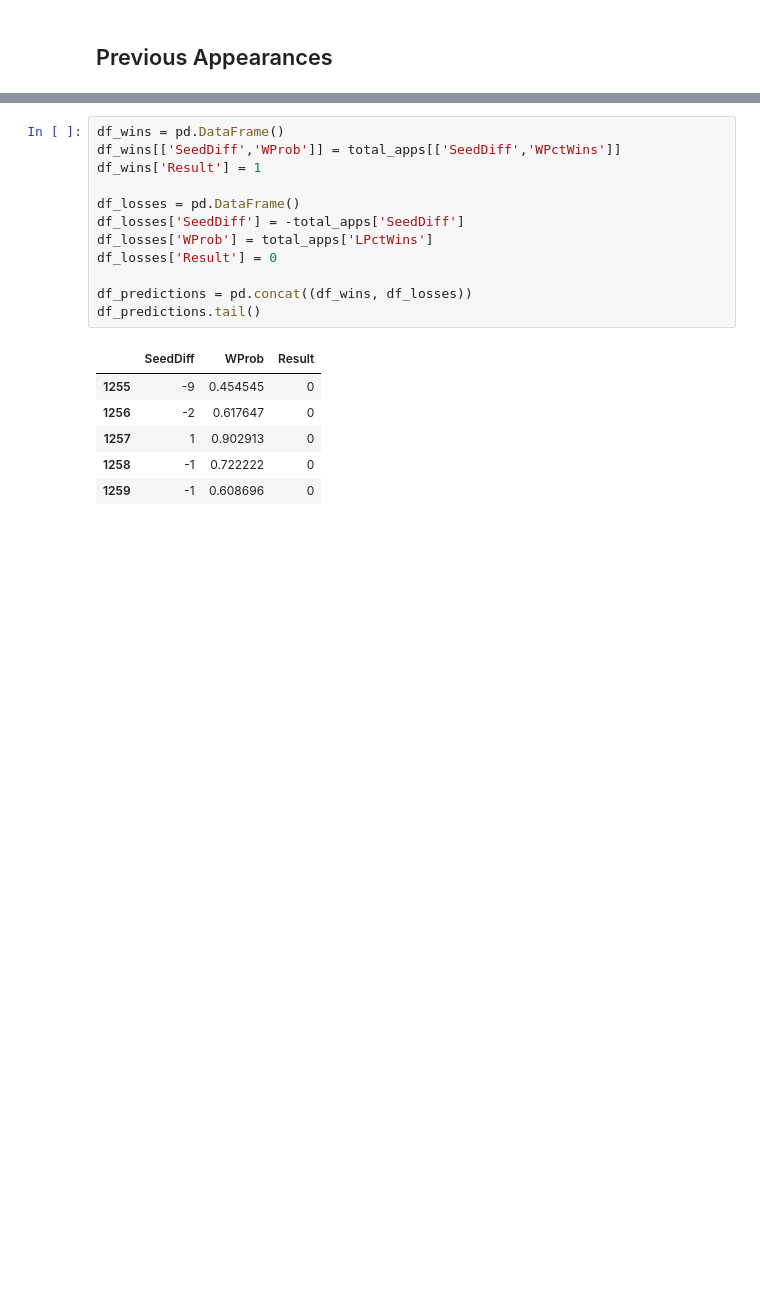
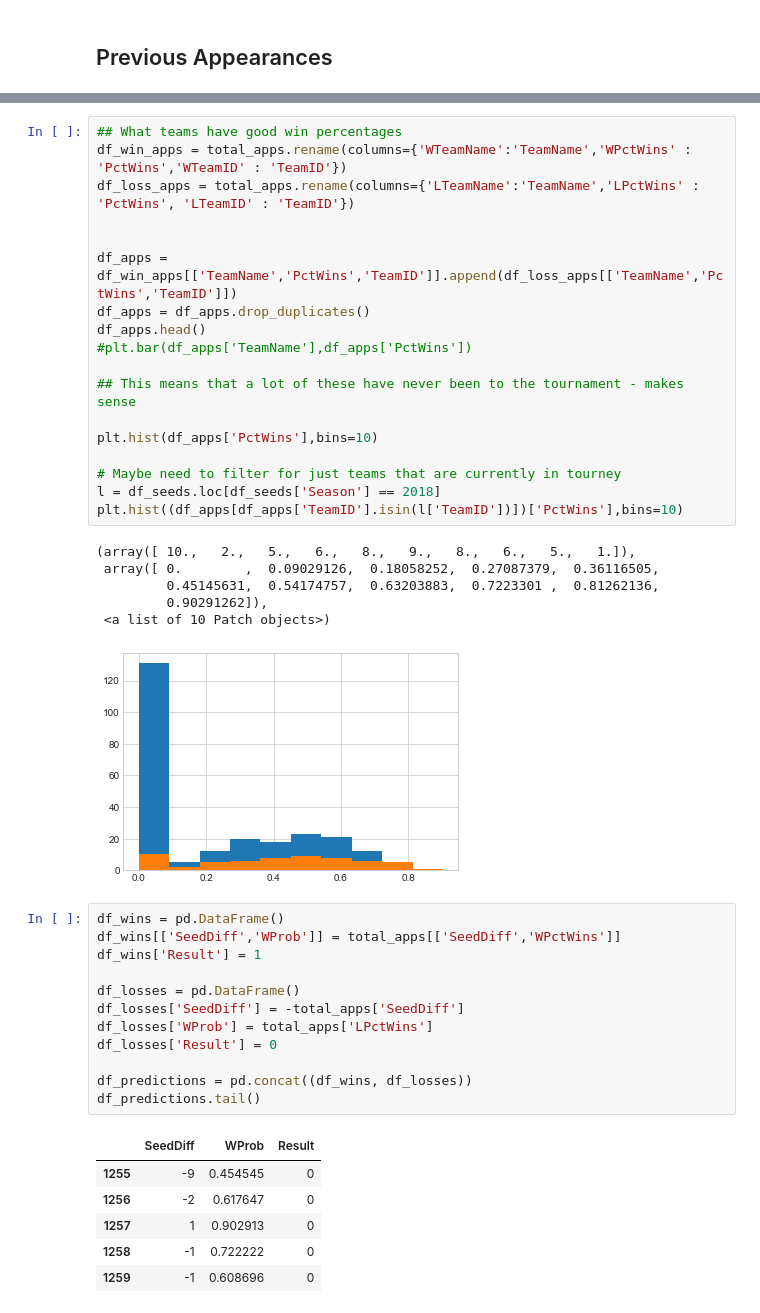
Before and after one commit to Dedomena-exerevnitis/mids-w207-kaggle, a Jupyter notebook: W207_Final_Tourney.ipynb, the cells around one changed output, grey strips where cells are left out. Saved outputs shown, nothing was run; the diff lists cells and outputs as text; blank space fills up the shorter version.

```diff
--- a/W207_Final_Tourney.ipynb
+++ b/W207_Final_Tourney.ipynb
@@ -166,3 +278,28 @@ total_apps.head()
+# %%
+## What teams have good win percentages
+df_win_apps = total_apps.rename(columns={'WTeamName':'TeamName','WPctWins' : 'PctWins','WTeamID' : 'TeamID'})
+df_loss_apps = total_apps.rename(columns={'LTeamName':'TeamName','LPctWins' : 'PctWins', 'LTeamID' : 'TeamID'})
+
+
+df_apps = df_win_apps[['TeamName','PctWins','TeamID']].append(df_loss_apps[['TeamName','PctWins','TeamID']])
+df_apps = df_apps.drop_duplicates()
+df_apps.head()
+#plt.bar(df_apps['TeamName'],df_apps['PctWins'])
+
+## This means that a lot of these have never been to the tournament - makes sense
+
+plt.hist(df_apps['PctWins'],bins=10)
+
+# Maybe need to filter for just teams that are currently in tourney
+l = df_seeds.loc[df_seeds['Season'] == 2018]
+plt.hist((df_apps[df_apps['TeamID'].isin(l['TeamID'])])['PctWins'],bins=10)
+# %% [output]
+(array([ 10.,   2.,   5.,   6.,   8.,   9.,   8.,   6.,   5.,   1.]),
+ array([ 0.        ,  0.09029126,  0.18058252,  0.27087379,  0.36116505,
+         0.45145631,  0.54174757,  0.63203883,  0.7223301 ,  0.81262136,
+         0.90291262]),
+ <a list of 10 Patch objects>)
+[figure, added]
 # %%
 df_wins = pd.DataFrame()
 df_wins[['SeedDiff','WProb']] = total_apps[['SeedDiff','WPctWins']]
```
Also changed, not shown: parts of 15 cells of this notebook.
